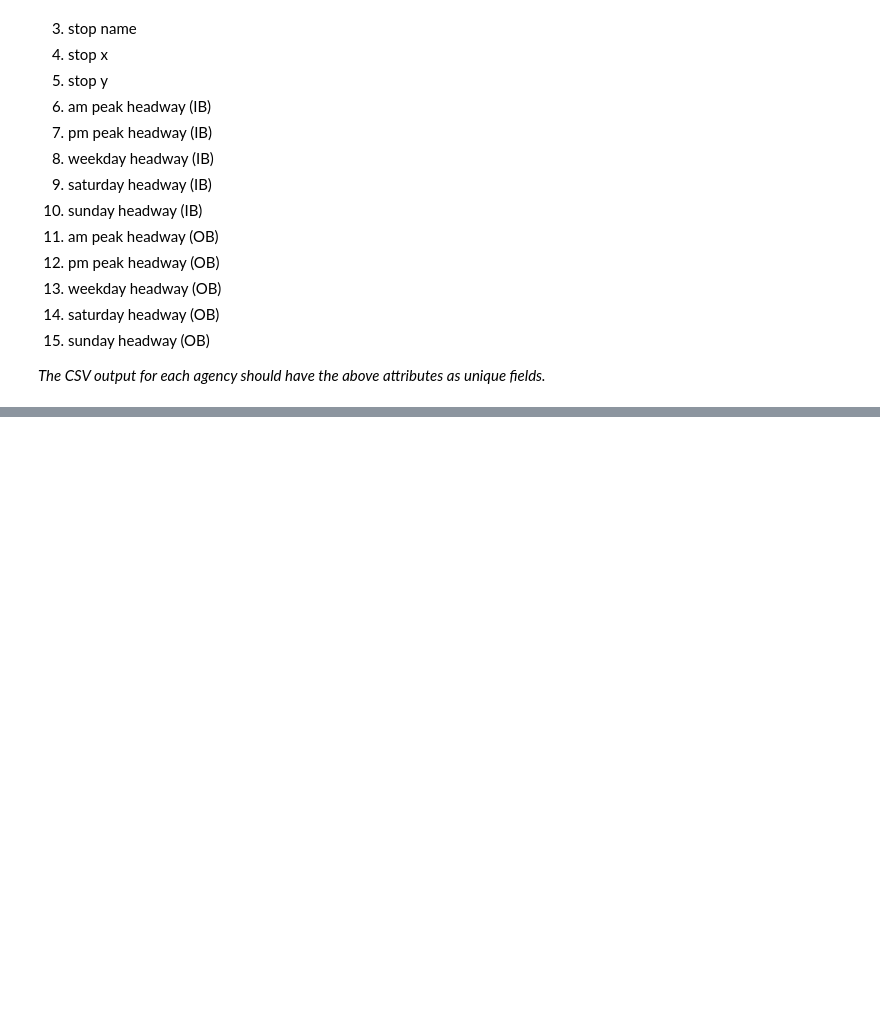
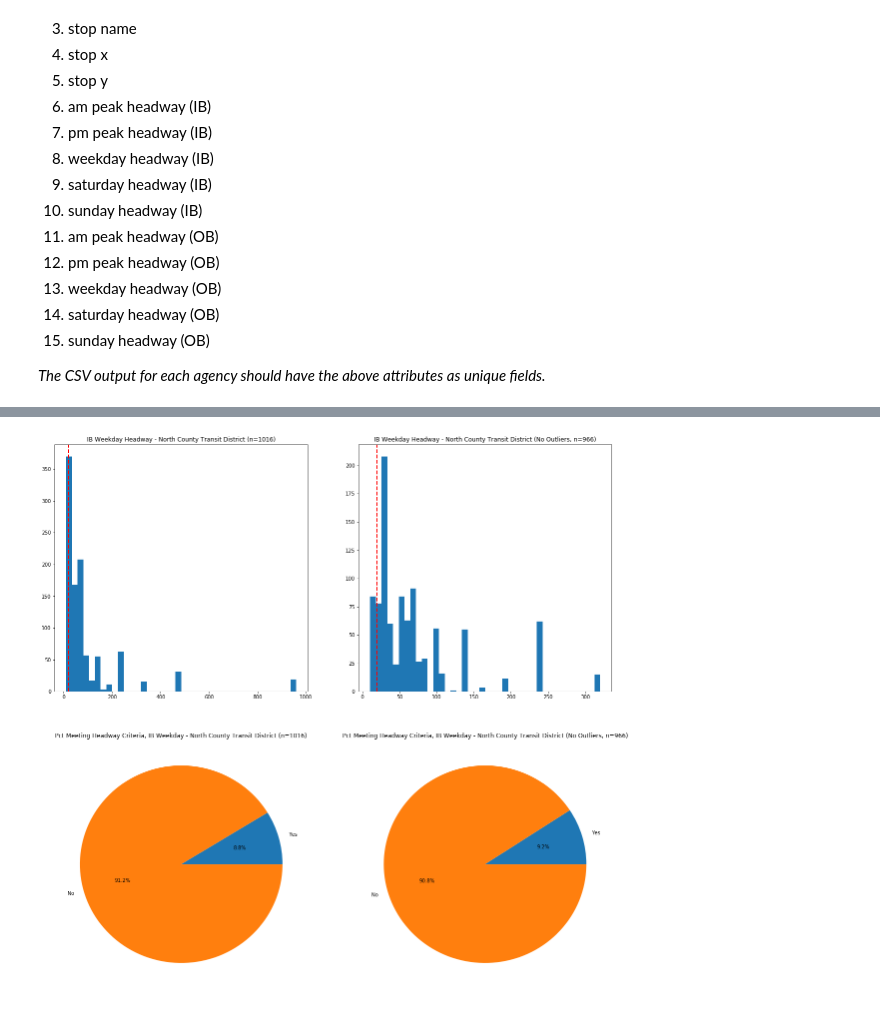
Before and after one commit to simonhochberg/eight-two-seven, a Jupyter notebook: SB 827 Headway Evaluator.ipynb, the cells around one changed output, grey strips where cells are left out. Cells and saved outputs as stored; diff of their text form; code cells hidden in the pictures; blank space fills up the shorter version.

```diff
--- a/SB 827 Headway Evaluator.ipynb
+++ b/SB 827 Headway Evaluator.ipynb
@@ -36,4 +54,7 @@ print(len(stop_times), "stop times")
 
 calendar = pd.read_csv(path + "calendar.txt")
 print(len(calendar), "schedules")
+
+calendar_dates = pd.read_csv(path + "calendar_dates.txt")
+print(len(calendar_dates), "exception dates")
 # %% [output]
@@ -151,0 +151,15 @@ schedules # identifies the most common of each service type
+# %%
+# create dictionary object with exceptions dates for different types of service
+
+exceptions = {}
+
+for x in range(len(calendar_dates)):
+    exception_date = str(calendar_dates['date'][x])
+    exception_service_id = calendar_dates['service_id'][x]
+    exception_type = calendar_dates['exception_type'][x]
+
+    if exception_date not in exceptions:
+        exceptions[exception_date] = {1:[],2:[]}
+        exceptions[exception_date][exception_type].append(exception_service_id)
+    else:
+        exceptions[exception_date][exception_type].append(exception_service_id)
@@ -357,0 +457,70 @@ print(str(pct_ghost) + "% ghost stops")
+# %%
+headway_requirements = {"AM Peak": 15,"PM Peak": 15,"Weekday": 20,"Saturday": 30,"Sunday":30}
+# %%
+preliminary_message = "%s has %s stops" % (agency_name, num_of_stops)
+print("##########################################")
+print(preliminary_message)
+print("##########################################")
+
+
+plt.clf()
+plt.figure(figsize=(20,20))
+
+field = 'IB Weekday'
+
+stddev = np.std(output[(np.isnan(output[field]) == False)][field])
+mean = np.mean(output[(np.isnan(output[field]) == False)][field])
+
+results = output[(np.isnan(output[field]) == False)][field]
+results_no_outliers = output[(np.isnan(output[field]) == False) & (output[field] < (mean + (2*stddev)))][field]
+
+# histogram
+plt.subplot(221)
+plt.hist(results, bins=40)
+plt.axvline(x=headway_requirements[field[3:]], color='r', linestyle='dashed', linewidth=2)
+
+chart_title = "%s Headway - %s (n=%s)" % (field, agency_name, len(results))
+plt.title(chart_title)
+
+# histogram (no outliers)
+plt.subplot(222)
+plt.hist(results_no_outliers, bins=40)
+plt.axvline(x=headway_requirements[field[3:]], color='r', linestyle='dashed', linewidth=2)
+
+chart_title = "%s Headway - %s (No Outliers, n=%s)" % (field, agency_name, len(results_no_outliers))
+plt.title(chart_title)
+
+
+# pie chart
+plt.subplot(223)
+
+met = [x for x in results if x <=  headway_requirements[field[3:]]]
+try:
+    pct_yes = len(met) / len(results)
+except ZeroDivisionError:
+    pct_yes = 0
+pct_no = 1 - pct_yes
+
+plt.pie([pct_yes, pct_no], labels=['Yes', 'No'], autopct='%1.1f%%')
+chart_title2 = "Pct Meeting Headway Criteria, %s - %s (n=%s)" % (field, agency_name, len(results))
+plt.title(chart_title2)
+
+# pie chart (no outliers)
+plt.subplot(224)
+
+met = [x for x in results_no_outliers if x <=  headway_requirements[field[3:]]]
+try:
+    pct_yes = len(met) / len(results_no_outliers)
+except ZeroDivisionError:
+    pct_yes = 0
+pct_no = 1 - pct_yes
+
+plt.pie([pct_yes, pct_no], labels=['Yes', 'No'], autopct='%1.1f%%')
+chart_title2 = "Pct Meeting Headway Criteria, %s - %s (No Outliers, n=%s)" % (field, agency_name, len(results_no_outliers))
+plt.title(chart_title2)
+
+
+
+
+plt.show()
+# %% [output]
@@ -357,0 +531 @@ print(str(pct_ghost) + "% ghost stops")
+[figure, added]
```
Also changed, not shown: parts of 46 cells of this notebook.
